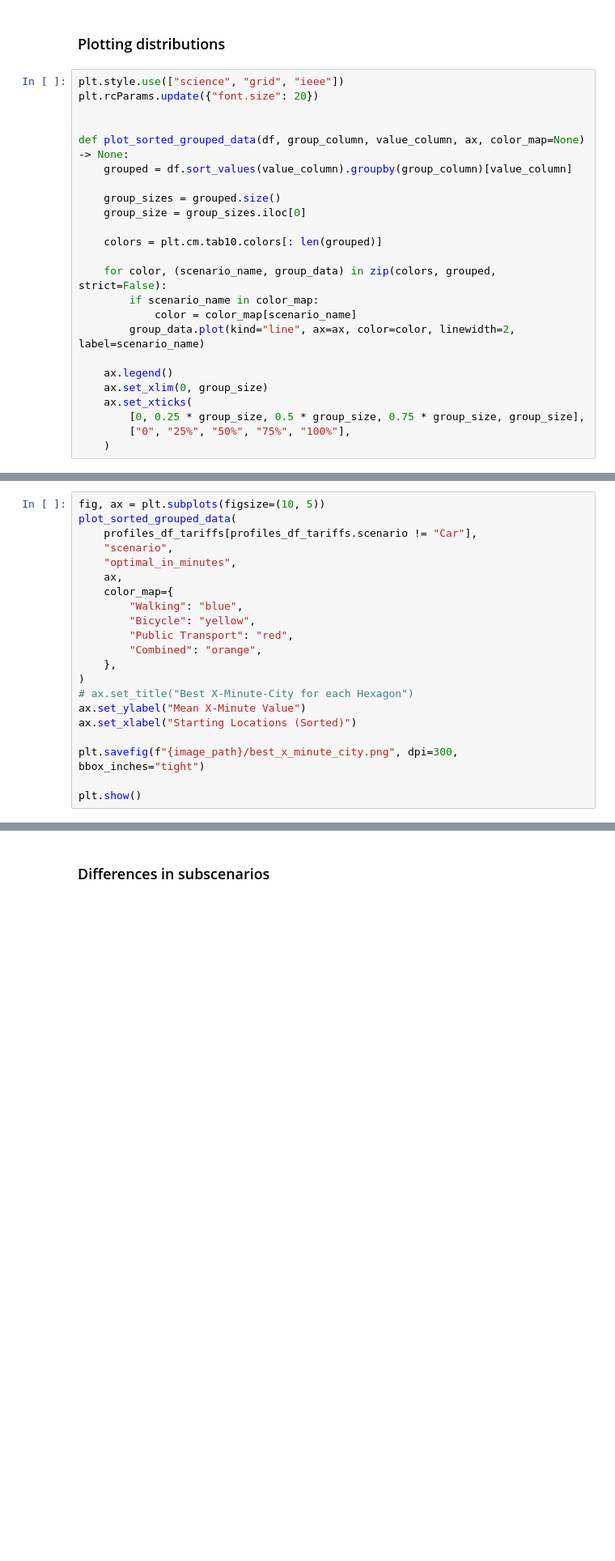
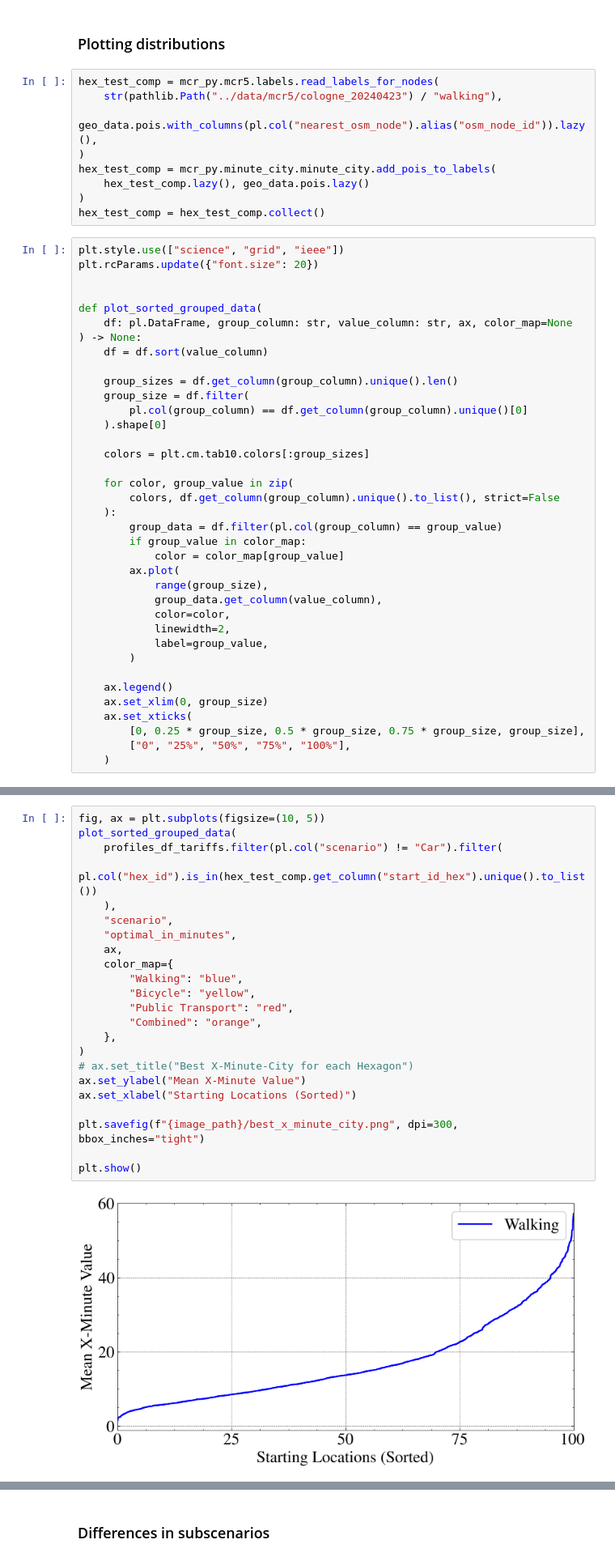
Before and after one commit to phyk/mcr-py, a Jupyter notebook: notebooks/22_mcr5_results_plots.ipynb, the cells around one changed output, grey strips where cells are left out. Shown: that part at 81% size. Saved outputs shown, nothing was run; the diff lists cells and outputs as text; blank space fills up the shorter version.

```diff
--- a/notebooks/22_mcr5_results_plots.ipynb
+++ b/notebooks/22_mcr5_results_plots.ipynb
@@ -345,23 +377,45 @@ print(
 )
 # %% [markdown]
 ### Plotting distributions
+# %%
+hex_test_comp = mcr_py.mcr5.labels.read_labels_for_nodes(
+    str(pathlib.Path("../data/mcr5/cologne_20240423") / "walking"),
+    geo_data.pois.with_columns(pl.col("nearest_osm_node").alias("osm_node_id")).lazy(),
+)
+hex_test_comp = mcr_py.minute_city.minute_city.add_pois_to_labels(
+    hex_test_comp.lazy(), geo_data.pois.lazy()
+)
+hex_test_comp = hex_test_comp.collect()
 # %%
 plt.style.use(["science", "grid", "ieee"])
 plt.rcParams.update({"font.size": 20})
 
 
-def plot_sorted_grouped_data(df, group_column, value_column, ax, color_map=None) -> None:
-    grouped = df.sort_values(value_column).groupby(group_column)[value_column]
+def plot_sorted_grouped_data(
+    df: pl.DataFrame, group_column: str, value_column: str, ax, color_map=None
+) -> None:
+    df = df.sort(value_column)
 
-    group_sizes = grouped.size()
-    group_size = group_sizes.iloc[0]
+    group_sizes = df.get_column(group_column).unique().len()
+    group_size = df.filter(
+        pl.col(group_column) == df.get_column(group_column).unique()[0]
+    ).shape[0]
 
-    colors = plt.cm.tab10.colors[: len(grouped)]
+    colors = plt.cm.tab10.colors[:group_sizes]
 
-    for color, (scenario_name, group_data) in zip(colors, grouped, strict=False):
-        if scenario_name in color_map:
-            color = color_map[scenario_name]
-        group_data.plot(kind="line", ax=ax, color=color, linewidth=2, label=scenario_name)
+    for color, group_value in zip(
+        colors, df.get_column(group_column).unique().to_list(), strict=False
+    ):
+        group_data = df.filter(pl.col(group_column) == group_value)
+        if group_value in color_map:
+            color = color_map[group_value]
+        ax.plot(
+            range(group_size),
+            group_data.get_column(value_column),
+            color=color,
+            linewidth=2,
+            label=group_value,
+        )
 
     ax.legend()
     ax.set_xlim(0, group_size)
@@ -377,24 +431,28 @@ pathlib.Path(image_path).mkdir(parents=True, exist_ok=True)
 # %%
 fig, ax = plt.subplots(figsize=(10, 5))
 plot_sorted_grouped_data(
-    profiles_df_tariffs[profiles_df_tariffs.scenario != "Car"],
+    profiles_df_tariffs.filter(pl.col("scenario") != "Car").filter(
+        pl.col("hex_id").is_in(hex_test_comp.get_column("start_id_hex").unique().to_list())
+    ),
     "scenario",
     "optimal_in_minutes",
     ax,
     color_map={
         "Walking": "blue",
         "Bicycle": "yellow",
         "Public Transport": "red",
         "Combined": "orange",
     },
 )
 # ax.set_title("Best X-Minute-City for each Hexagon")
 ax.set_ylabel("Mean X-Minute Value")
 ax.set_xlabel("Starting Locations (Sorted)")
 
 plt.savefig(f"{image_path}/best_x_minute_city.png", dpi=300, bbox_inches="tight")
 
 plt.show()
+# %% [output]
+[figure, added]
 # %%
 fig, ax = plt.subplots(figsize=(10, 5))
 plot_sorted_grouped_data(
```
Also changed, not shown: parts of 4 cells of this notebook, 6 other files.
